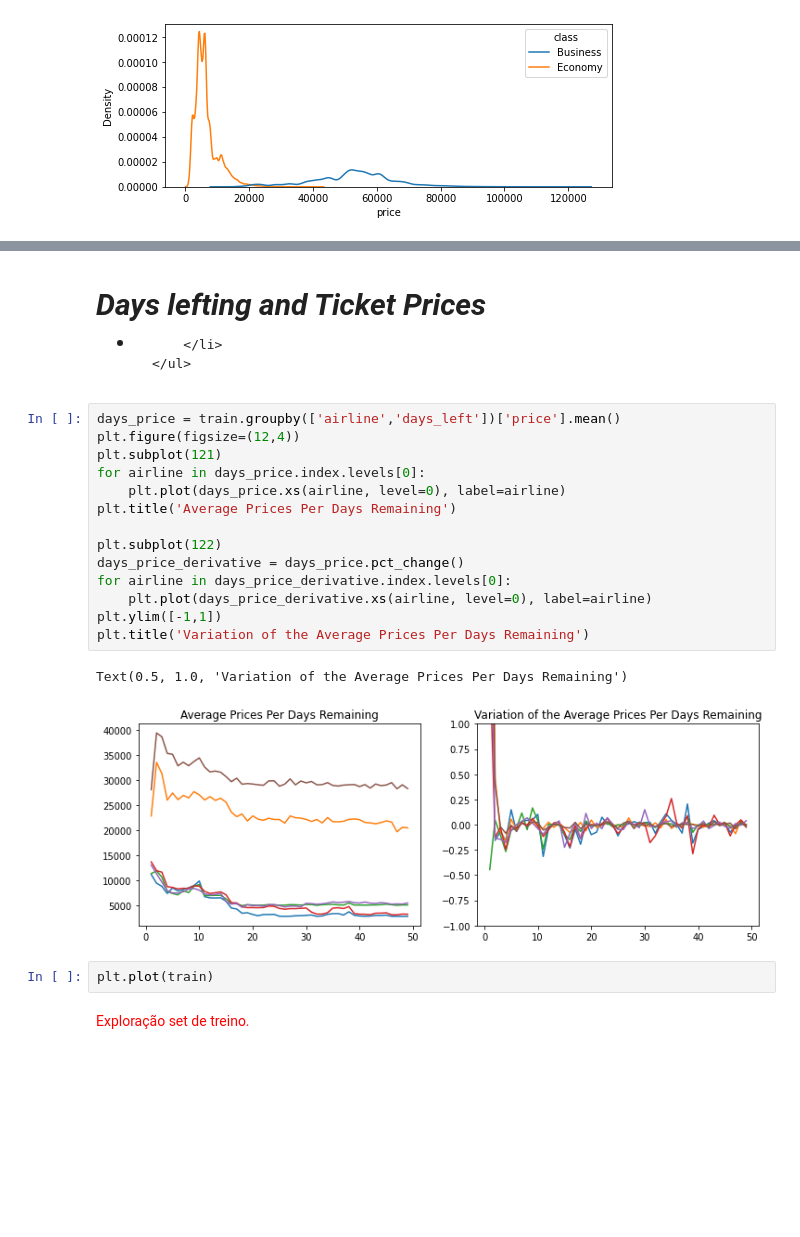
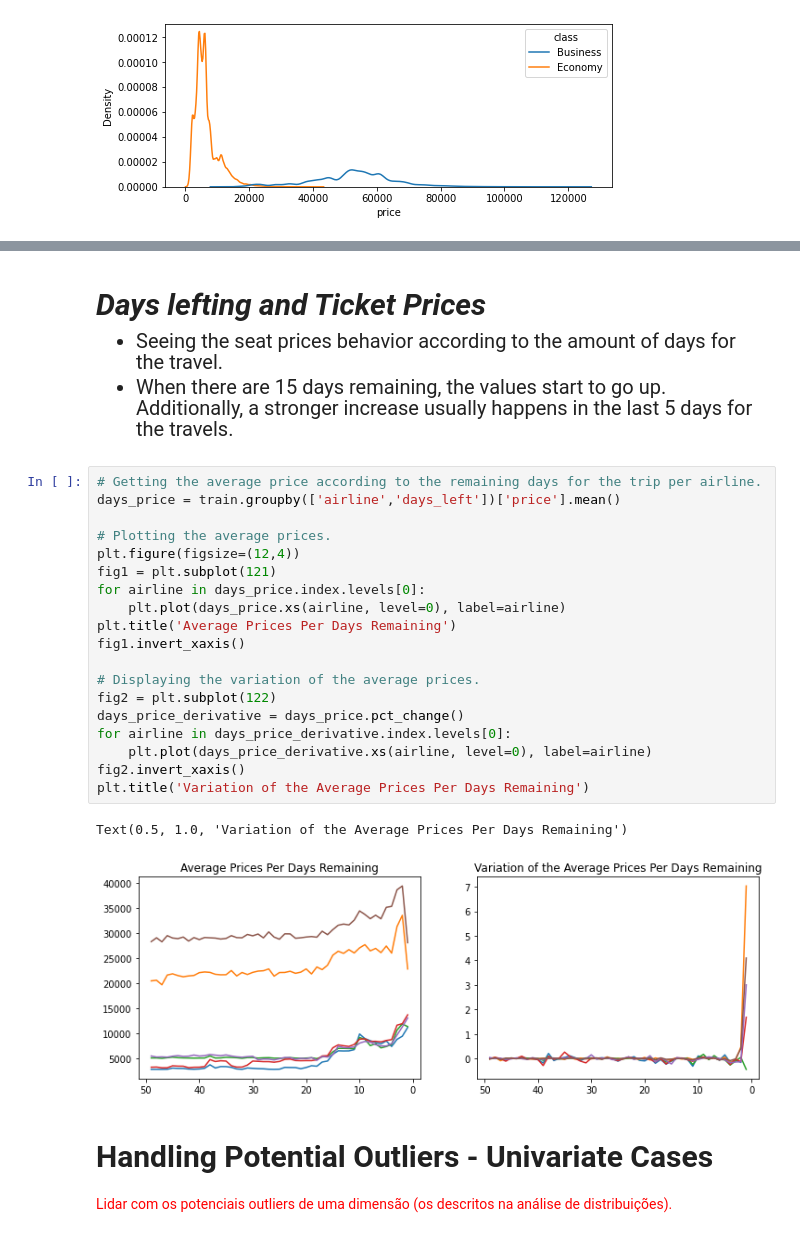
Before and after one commit to felipesveiga/Flight-Price-Estimator, a Jupyter notebook: flight_prices.ipynb, the cells around one changed output, grey strips where cells are left out. Saved outputs shown, nothing was run; the diff lists cells and outputs as text; blank space fills up the shorter version.

Commit message:
Outliers Uni

```diff
--- a/flight_prices.ipynb
+++ b/flight_prices.ipynb
@@ -227,28 +261,36 @@ kdeplot(data=train, x='price', hue='class')
 <div>
     <ul style='font-size:20px'>
         <li>
-
+            Seeing the seat prices behavior according to the amount of days for the travel.
+        </li>
+        <li>
+            When there are 15 days remaining, the values start to go up. Additionally, a stronger increase usually happens in the last 5 days for the travels.
         </li>
     </ul>
 </div>
 # %%
+# Getting the average price according to the remaining days for the trip per airline.
 days_price = train.groupby(['airline','days_left'])['price'].mean()
+
+# Plotting the average prices.
 plt.figure(figsize=(12,4))
-plt.subplot(121)
+fig1 = plt.subplot(121)
 for airline in days_price.index.levels[0]:
     plt.plot(days_price.xs(airline, level=0), label=airline)
 plt.title('Average Prices Per Days Remaining')
+fig1.invert_xaxis()
 
-plt.subplot(122)
+# Displaying the variation of the average prices.
+fig2 = plt.subplot(122)
 days_price_derivative = days_price.pct_change()
 for airline in days_price_derivative.index.levels[0]:
     plt.plot(days_price_derivative.xs(airline, level=0), label=airline)
-plt.ylim([-1,1])
+fig2.invert_xaxis()
 plt.title('Variation of the Average Prices Per Days Remaining')
 # %% [output]
 Text(0.5, 1.0, 'Variation of the Average Prices Per Days Remaining')
-[figure, old version]
+[figure, new version]
-# %%
-plt.plot(train)
+# %% [markdown]
+<h2 style='font-size:30px'> Handling Potential Outliers - Univariate Cases</h2>
 # %% [markdown]
-<p style='color:red'> Exploração set de treino.
+<p style='color:red'> Lidar com os potenciais outliers de uma dimensão (os descritos na análise de distribuições).
```
Also changed, not shown: parts of 2 cells of this notebook.
